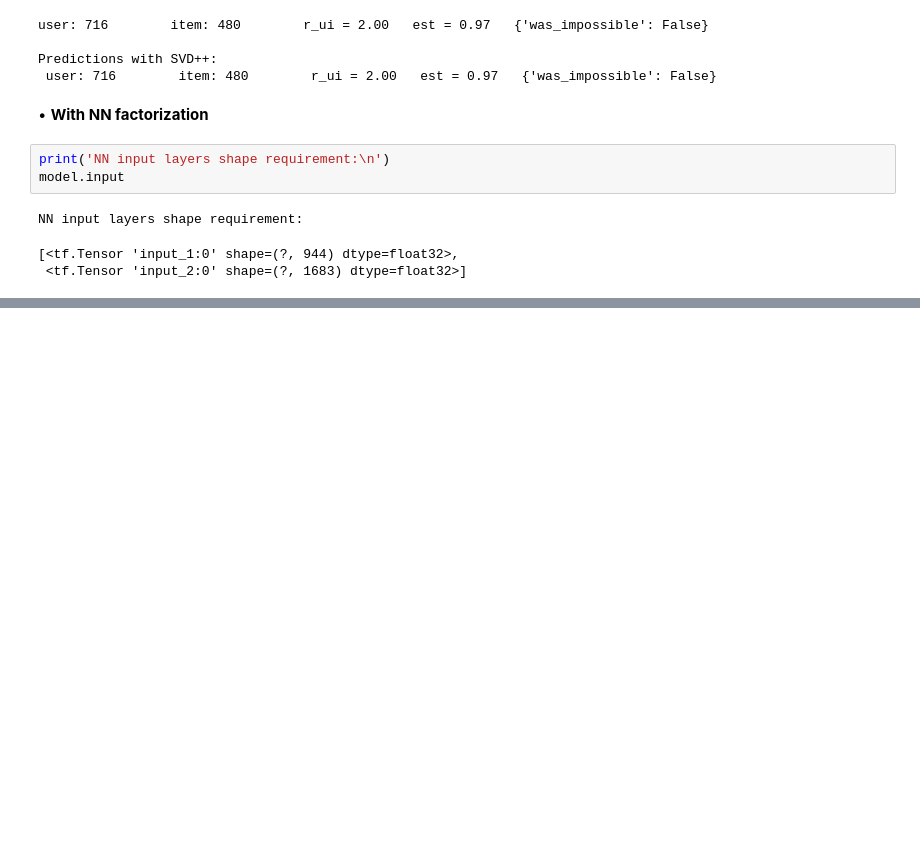
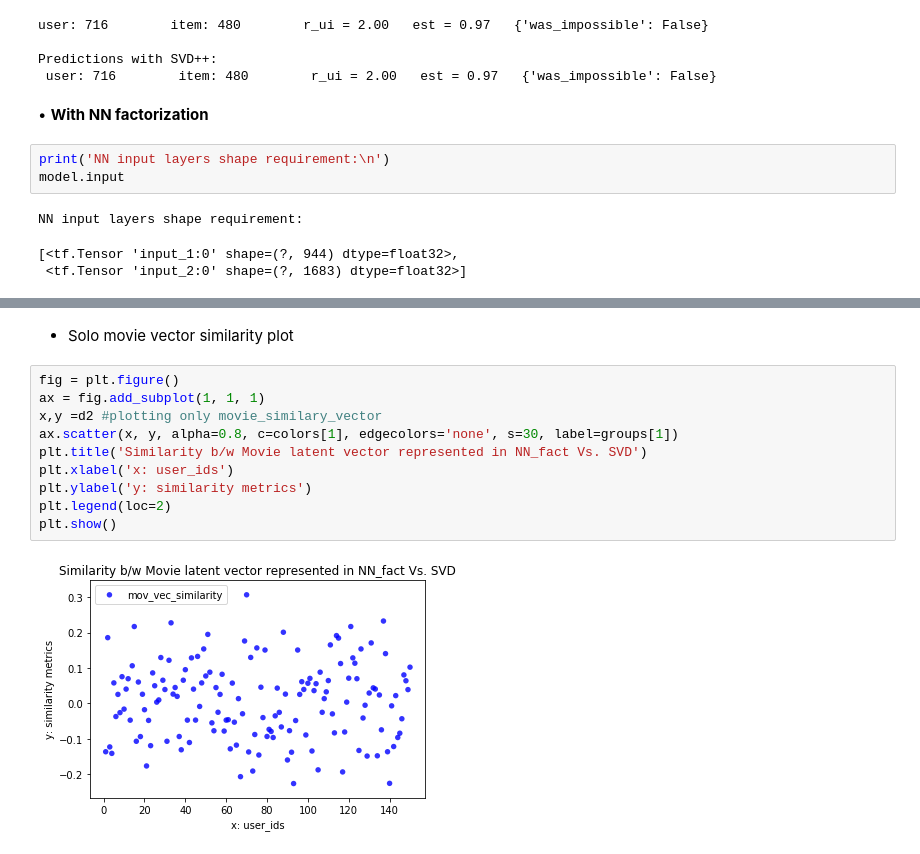
Before and after one commit to mlsquare/cook-imly, a Jupyter notebook: Notebooks/matrix factorization via NN.ipynb, the cells around one changed output, grey strips where cells are left out. Saved outputs shown, nothing was run; the diff lists cells and outputs as text; blank space fills up the shorter version.

```diff
--- a/Notebooks/matrix factorization via NN.ipynb
+++ b/Notebooks/matrix factorization via NN.ipynb
@@ -464,0 +553,14 @@ Epoch 4/4
+# %% [markdown]
+* Solo movie vector similarity plot
+# %%
+fig = plt.figure()
+ax = fig.add_subplot(1, 1, 1)
+x,y =d2 #plotting only movie_similary_vector
+ax.scatter(x, y, alpha=0.8, c=colors[1], edgecolors='none', s=30, label=groups[1])
+plt.title('Similarity b/w Movie latent vector represented in NN_fact Vs. SVD')
+plt.xlabel('x: user_ids')
+plt.ylabel('y: similarity metrics')
+plt.legend(loc=2)
+plt.show()
+# %% [output]
+[figure, added]
```
Also changed, not shown: parts of 47 cells of this notebook.
